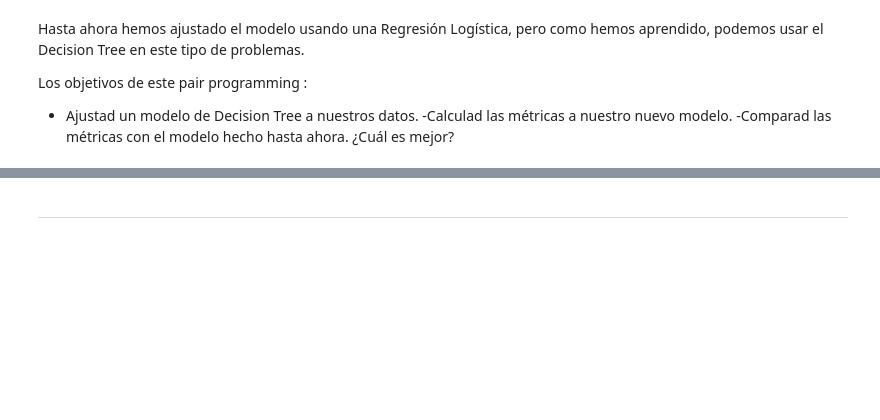
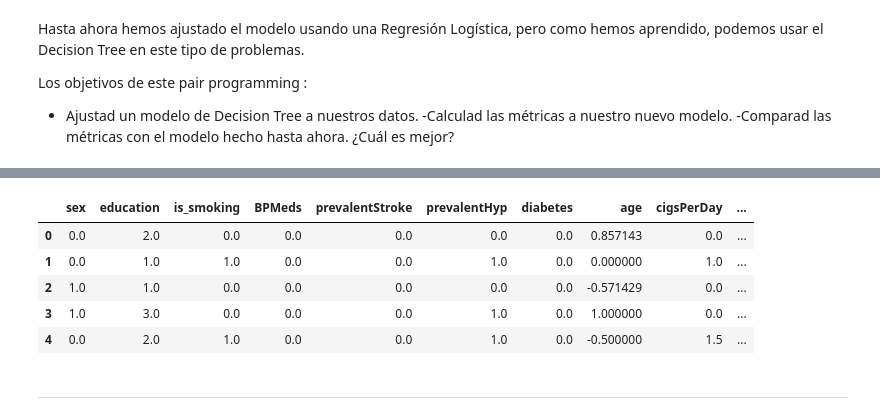
Before and after one commit to Adalab/DA-modulo-3-sprint-1-ana-anak, a Jupyter notebook: regresion-logistica/05-RLOG_Decision_Tree.ipynb, the cells around one changed output, grey strips where cells are left out. Saved outputs shown, nothing was run; the diff lists cells and outputs as text; code cells hidden in the pictures; blank space fills up the shorter version.

```diff
--- a/regresion-logistica/05-RLOG_Decision_Tree.ipynb
+++ b/regresion-logistica/05-RLOG_Decision_Tree.ipynb
@@ -42,6 +56,13 @@ df_cod_esta.head()
 # %%
-df_bal = pd.read_pickle("../data-log/02-bal_est_cod.pickle")
+df_bal = pd.read_csv("../data-log/02-bal_est_cod.csv",index_col=0)
 df_bal.head()
+# %% [output]
+|  | sex | education | is_smoking | BPMeds | prevalentStroke | prevalentHyp | diabetes | age | cigsPerDay | ... |
+| 0 | 0.0 | 2.0 | 0.0 | 0.0 | 0.0 | 0.0 | 0.0 | 0.857143 | 0.0 | ... |
+| 1 | 0.0 | 1.0 | 1.0 | 0.0 | 0.0 | 1.0 | 0.0 | 0.000000 | 1.0 | ... |
+| 2 | 1.0 | 1.0 | 0.0 | 0.0 | 0.0 | 0.0 | 0.0 | -0.571429 | 0.0 | ... |
+| 3 | 1.0 | 3.0 | 0.0 | 0.0 | 0.0 | 1.0 | 0.0 | 1.000000 | 0.0 | ... |
+| 4 | 0.0 | 2.0 | 1.0 | 0.0 | 0.0 | 1.0 | 0.0 | -0.500000 | 1.5 | ... |
 # %% [markdown]
 ---
 # %% [markdown]
```
Also changed, not shown: parts of 51 cells of this notebook, 2 other files.
